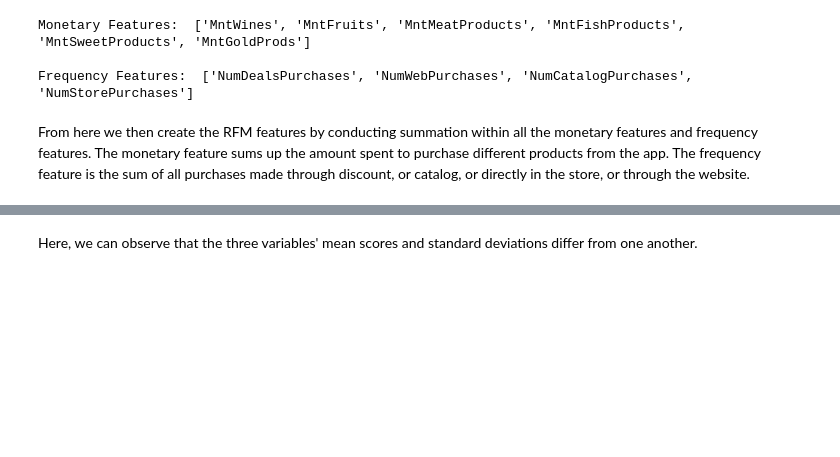
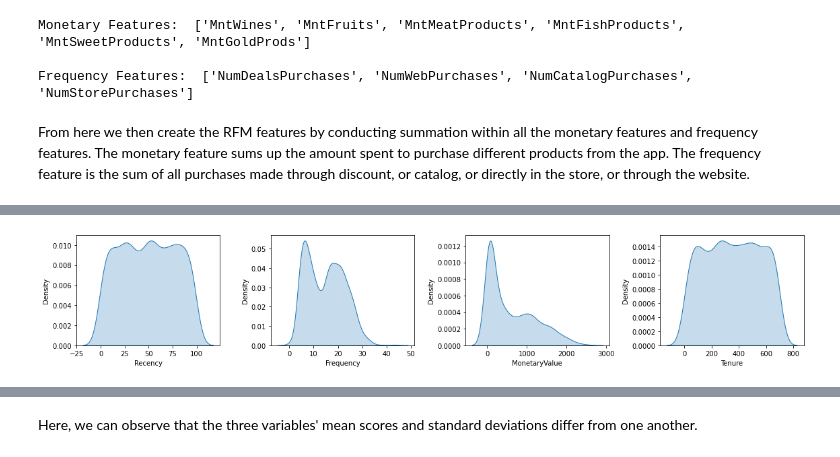
Before and after one commit to Demiga-g/iFood-Marketing-Analysis, a Jupyter notebook: iFood Marketing Analysis.ipynb, the cells around one changed output, grey strips where cells are left out. Saved outputs shown, nothing was run; the diff lists cells and outputs as text; code cells hidden in the pictures; blank space fills up the shorter version.

```diff
--- a/iFood Marketing Analysis.ipynb
+++ b/iFood Marketing Analysis.ipynb
@@ -443,6 +442,0 @@ First let's review the underlying assumptions before exploring how we do consume
-# %%
-fig, ax = plt.subplots(1, 3, figsize=(16, 3))
-
-for i, var in enumerate(rfm_data.columns):
-        sns.kdeplot(x=var,ax=ax[i], data=rfm_data, fill=True)
-plt.tight_layout()
@@ -453,16 +442,0 @@ For this case, a Box-Cox transformation was used instead of log-transformation b
-# %%
-from scipy.stats import boxcox
-
-
-def boxcox_df(x):
-    x_boxcox, _ = boxcox(x)
-    return x_boxcox
-
-skew_var = ['MonetaryValue']
-rfm_data[skew_var] = rfm_data[skew_var].apply(boxcox_df, axis=0)
-
-fig, ax = plt.subplots(1, 3, figsize=(16, 3))
-
-for i, var in enumerate(rfm_data.columns):
-        sns.kdeplot(x=var, ax=ax[i], data=rfm_data, fill=True)
-plt.tight_layout()
@@ -470,0 +447,8 @@ plt.tight_layout()
+# %%
+fig, ax = plt.subplots(1, 4, figsize=(16, 3))
+
+for i, var in enumerate(rfmt_data.columns):
+        sns.kdeplot(x=var,ax=ax[i], data=rfmt_data, fill=True)
+plt.tight_layout()
+# %% [output]
+[figure, added]
```
Also changed, not shown: parts of 49 cells of this notebook.
